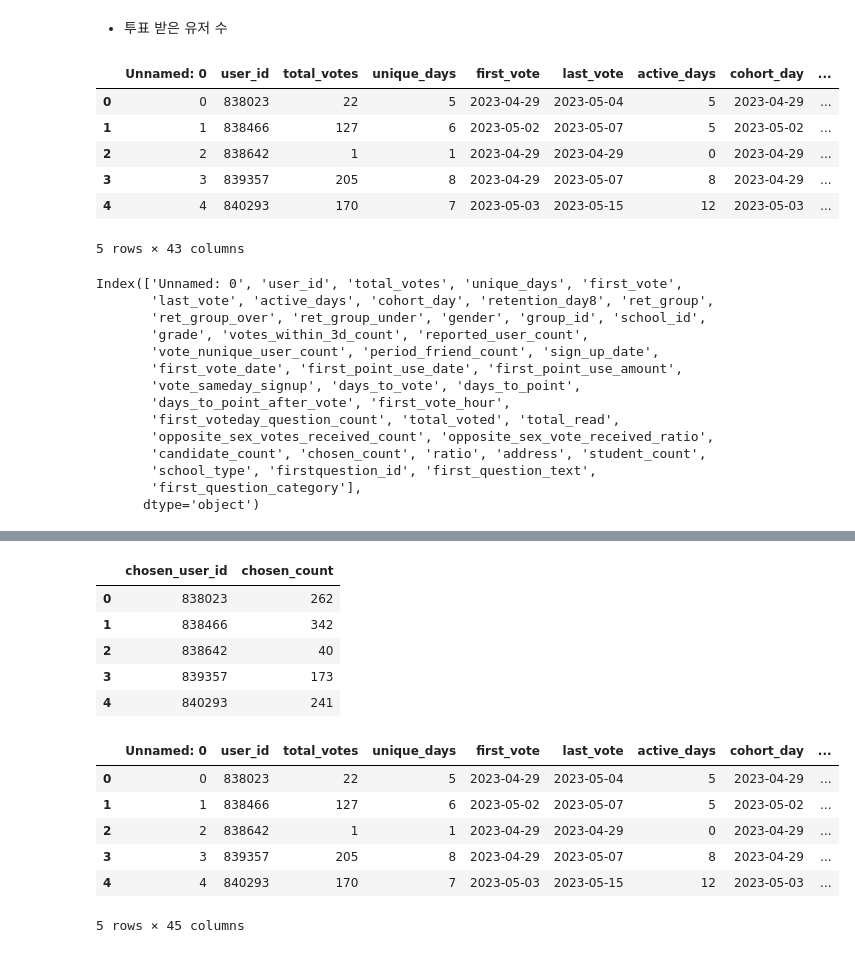
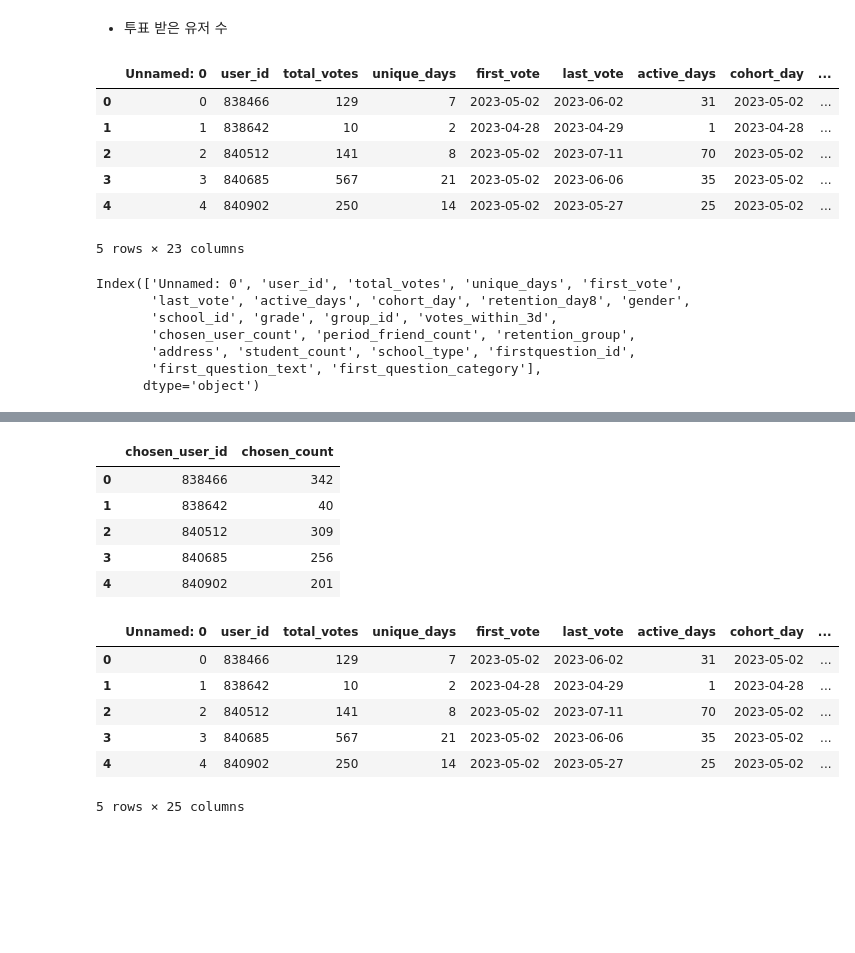
Before and after one commit to saeraniren/advanced_project, a Jupyter notebook: 파생변수_지역_첫질문카테고리.ipynb, the cells around one changed output, grey strips where cells are left out. Saved outputs shown, nothing was run; the diff lists cells and outputs as text; code cells hidden in the pictures; blank space fills up the shorter version.

Commit message:
add master table

```diff
--- a/파생변수_지역_첫질문카테고리.ipynb
+++ b/파생변수_지역_첫질문카테고리.ipynb
@@ -241,32 +233,25 @@ integrated_master_df.to_csv('master_last_v5.csv')
 # %% [markdown]
 - 투표 받은 유저 수
 # %%
-integrated_df = pd.read_csv('./master_last_v4.csv')
+integrated_df = pd.read_csv('./master_last_v5.csv')
 integrated_df.head()
 # %% [output]
 |  | Unnamed: 0 | user_id | total_votes | unique_days | first_vote | last_vote | active_days | cohort_day | ... |
-| 0 | 0 | 838023 | 22 | 5 | 2023-04-29 | 2023-05-04 | 5 | 2023-04-29 | ... |
-| 1 | 1 | 838466 | 127 | 6 | 2023-05-02 | 2023-05-07 | 5 | 2023-05-02 | ... |
-| 2 | 2 | 838642 | 1 | 1 | 2023-04-29 | 2023-04-29 | 0 | 2023-04-29 | ... |
-| 3 | 3 | 839357 | 205 | 8 | 2023-04-29 | 2023-05-07 | 8 | 2023-04-29 | ... |
-| 4 | 4 | 840293 | 170 | 7 | 2023-05-03 | 2023-05-15 | 12 | 2023-05-03 | ... |
+| 0 | 0 | 838466 | 129 | 7 | 2023-05-02 | 2023-06-02 | 31 | 2023-05-02 | ... |
+| 1 | 1 | 838642 | 10 | 2 | 2023-04-28 | 2023-04-29 | 1 | 2023-04-28 | ... |
+| 2 | 2 | 840512 | 141 | 8 | 2023-05-02 | 2023-07-11 | 70 | 2023-05-02 | ... |
+| 3 | 3 | 840685 | 567 | 21 | 2023-05-02 | 2023-06-06 | 35 | 2023-05-02 | ... |
+| 4 | 4 | 840902 | 250 | 14 | 2023-05-02 | 2023-05-27 | 25 | 2023-05-02 | ... |
-5 rows × 43 columns
+5 rows × 23 columns
 # %%
 integrated_df.columns
 # %% [output]
 Index(['Unnamed: 0', 'user_id', 'total_votes', 'unique_days', 'first_vote',
-       'last_vote', 'active_days', 'cohort_day', 'retention_day8', 'ret_group',
-       'ret_group_over', 'ret_group_under', 'gender', 'group_id', 'school_id',
-       'grade', 'votes_within_3d_count', 'reported_user_count',
-       'vote_nunique_user_count', 'period_friend_count', 'sign_up_date',
-       'first_vote_date', 'first_point_use_date', 'first_point_use_amount',
-       'vote_sameday_signup', 'days_to_vote', 'days_to_point',
-       'days_to_point_after_vote', 'first_vote_hour',
-       'first_voteday_question_count', 'total_voted', 'total_read',
-       'opposite_sex_votes_received_count', 'opposite_sex_vote_received_ratio',
-       'candidate_count', 'chosen_count', 'ratio', 'address', 'student_count',
-       'school_type', 'firstquestion_id', 'first_question_text',
-       'first_question_category'],
+       'last_vote', 'active_days', 'cohort_day', 'retention_day8', 'gender',
+       'school_id', 'grade', 'group_id', 'votes_within_3d',
+       'chosen_user_count', 'period_friend_count', 'retention_group',
+       'address', 'student_count', 'school_type', 'firstquestion_id',
+       'first_question_text', 'first_question_category'],
       dtype='object')
 # %%
 # 심층 분석에 해당하는 유저 리스트
@@ -292,23 +277,23 @@ userquestionrecord_chosen_df = userquestionrecord_chosen_df.groupby(['chosen_use
 userquestionrecord_chosen_df.head()
 # %% [output]
 |  | chosen_user_id | chosen_count |
-| 0 | 838023 | 262 |
-| 1 | 838466 | 342 |
-| 2 | 838642 | 40 |
-| 3 | 839357 | 173 |
-| 4 | 840293 | 241 |
+| 0 | 838466 | 342 |
+| 1 | 838642 | 40 |
+| 2 | 840512 | 309 |
+| 3 | 840685 | 256 |
+| 4 | 840902 | 201 |
 # %%
 # 마스터 테이블과 합치기
 integrated_v5_df = pd.merge(integrated_df, userquestionrecord_chosen_df, left_on='user_id', right_on='chosen_user_id', how='left')
 integrated_v5_df.head()
 # %% [output]
 |  | Unnamed: 0 | user_id | total_votes | unique_days | first_vote | last_vote | active_days | cohort_day | ... |
-| 0 | 0 | 838023 | 22 | 5 | 2023-04-29 | 2023-05-04 | 5 | 2023-04-29 | ... |
-| 1 | 1 | 838466 | 127 | 6 | 2023-05-02 | 2023-05-07 | 5 | 2023-05-02 | ... |
-| 2 | 2 | 838642 | 1 | 1 | 2023-04-29 | 2023-04-29 | 0 | 2023-04-29 | ... |
-| 3 | 3 | 839357 | 205 | 8 | 2023-04-29 | 2023-05-07 | 8 | 2023-04-29 | ... |
-| 4 | 4 | 840293 | 170 | 7 | 2023-05-03 | 2023-05-15 | 12 | 2023-05-03 | ... |
+| 0 | 0 | 838466 | 129 | 7 | 2023-05-02 | 2023-06-02 | 31 | 2023-05-02 | ... |
+| 1 | 1 | 838642 | 10 | 2 | 2023-04-28 | 2023-04-29 | 1 | 2023-04-28 | ... |
+| 2 | 2 | 840512 | 141 | 8 | 2023-05-02 | 2023-07-11 | 70 | 2023-05-02 | ... |
+| 3 | 3 | 840685 | 567 | 21 | 2023-05-02 | 2023-06-06 | 35 | 2023-05-02 | ... |
+| 4 | 4 | 840902 | 250 | 14 | 2023-05-02 | 2023-05-27 | 25 | 2023-05-02 | ... |
-5 rows × 45 columns
+5 rows × 25 columns
 # %%
 # 필요없는 컬럼 삭제
 integrated_v5_df = integrated_v5_df.drop(columns=['chosen_user_id'])
```
Also changed, not shown: parts of 17 cells of this notebook.
